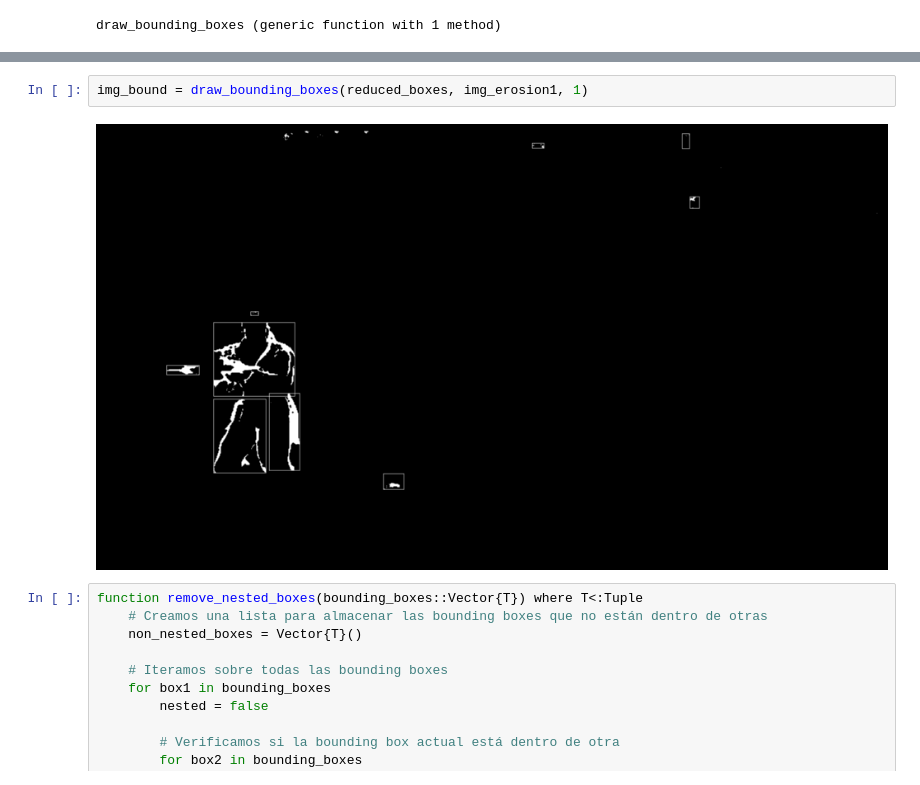
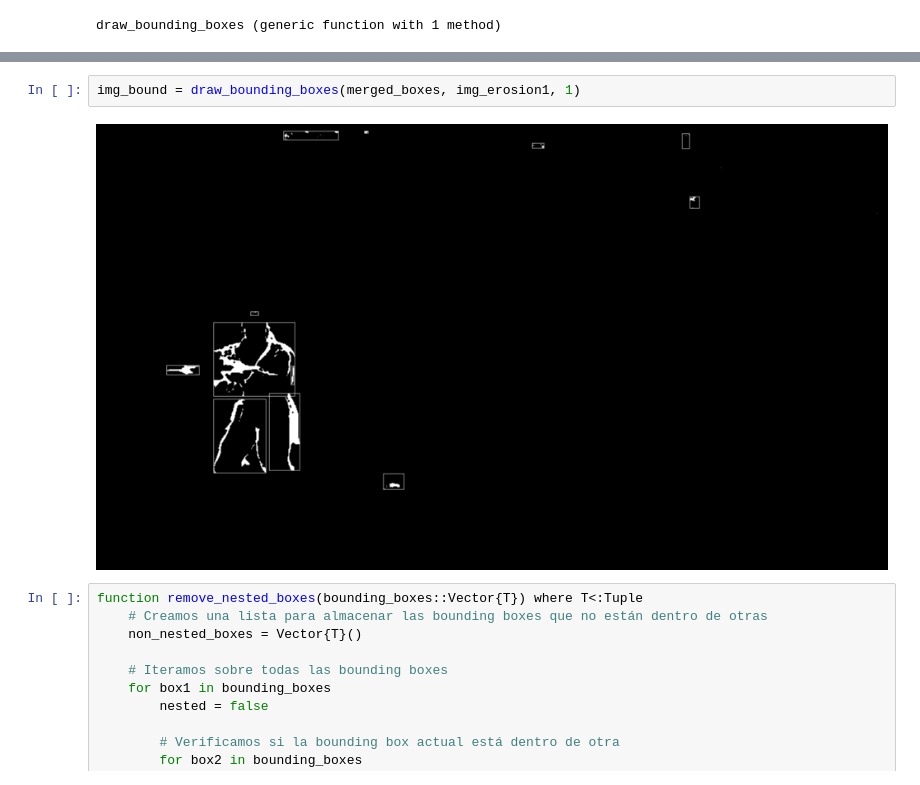
Before and after one commit to santidelgadof/AA, a Jupyter notebook: contornos.ipynb, the cells around one changed output, grey strips where cells are left out. Drawn from its saved outputs; the diff is of its cells as text.

```diff
--- a/contornos.ipynb
+++ b/contornos.ipynb
@@ -289,7 +244,7 @@ reduced_boxes= reduce_bounding_boxes(merged_boxes,15)
 # %%
-img_bound = draw_bounding_boxes(reduced_boxes, img_erosion1, 1)
+img_bound = draw_bounding_boxes(merged_boxes, img_erosion1, 1)
 # %% [output]
-[figure, old version]
+[figure, new version]
 # %%
 function remove_nested_boxes(bounding_boxes::Vector{T}) where T<:Tuple
     # Creamos una lista para almacenar las bounding boxes que no están dentro de otras
```
Also changed, not shown: parts of 6 cells of this notebook.
